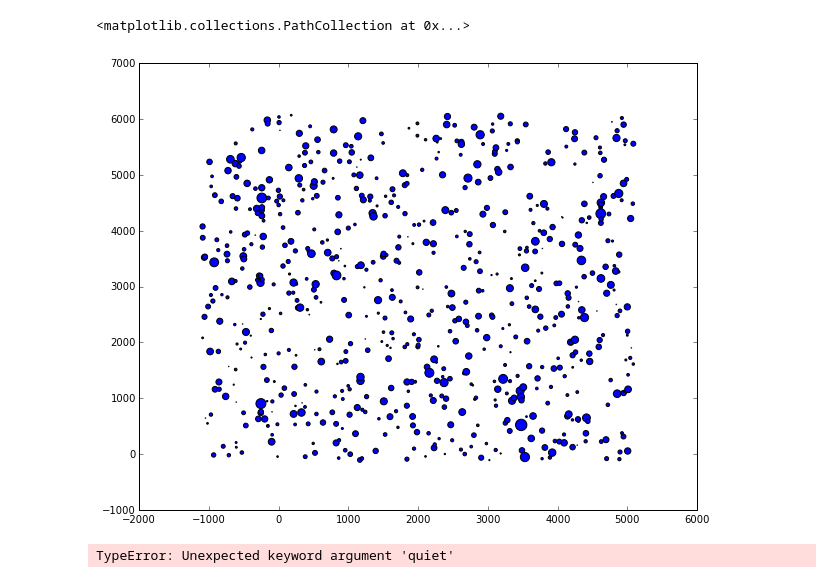
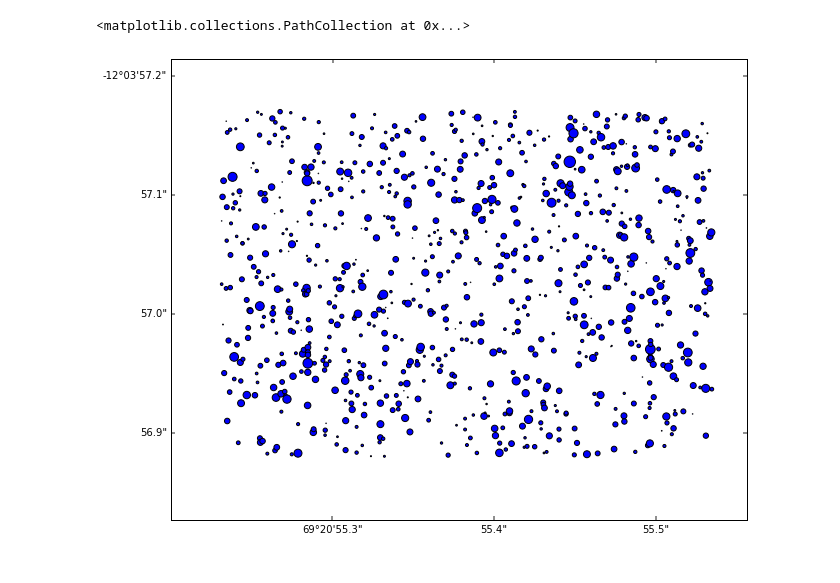
Before and after one commit to lmoustakas/lcolens, a Jupyter notebook: python/he0435hackday.ipynb, the cells around one changed output. Saved outputs shown, nothing was run; the diff lists cells and outputs as text; code cells hidden in the pictures.

```diff
--- a/python/he0435hackday.ipynb
+++ b/python/he0435hackday.ipynb
@@ -25,7 +28,7 @@ v=Vizier(columns=['_RAJ2000','_DEJ2000','B-V','Vmag'],column_filters={"Vmag":">5
 # %%
 v.ROW_LIMIT=-1
 # %%
-result = v.query_region("HE0435-1223", width="40m", catalog='NOMAD1')
+result = v.query_region("HE0435-1223", width="45m", catalog='NOMAD1')
 # %%
 print result
 # %% [output]
@@ -53,5 +52,0 @@ x,y=w.wcs_world2pix(ra,dec,1)
-# %%
-plt.scatter(x,y,s=area,marker='o')
-# %% [output]
-<matplotlib.collections.PathCollection at 0x...>
-[figure, removed]
@@ -60,4 +53,9 @@ x,y=w.all_world2pix(ra,dec,1,tolerance=4e3)
-# %%
-x,y=w.all_world2pix(ra,dec,1,quiet=True)
-# %% [output]
-TypeError: Unexpected keyword argument 'quiet'
+# %%
+bigw=WCS(hdulist[0].header)
+# %%
+fig=plt.figure()
+ax=fig.add_axes([0.15,0.1,0.8,0.8],projection=bigw)
+ax.scatter(ra,dec,s=area,marker='o')
+# %% [output]
+<matplotlib.collections.PathCollection at 0x...>
+[figure, added]
```
Also changed, not shown: parts of 11 cells of this notebook.
